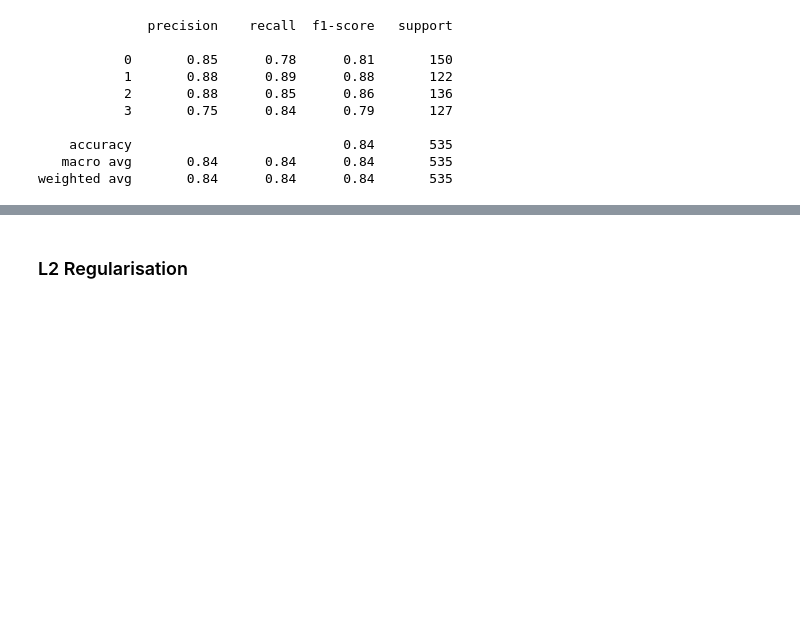
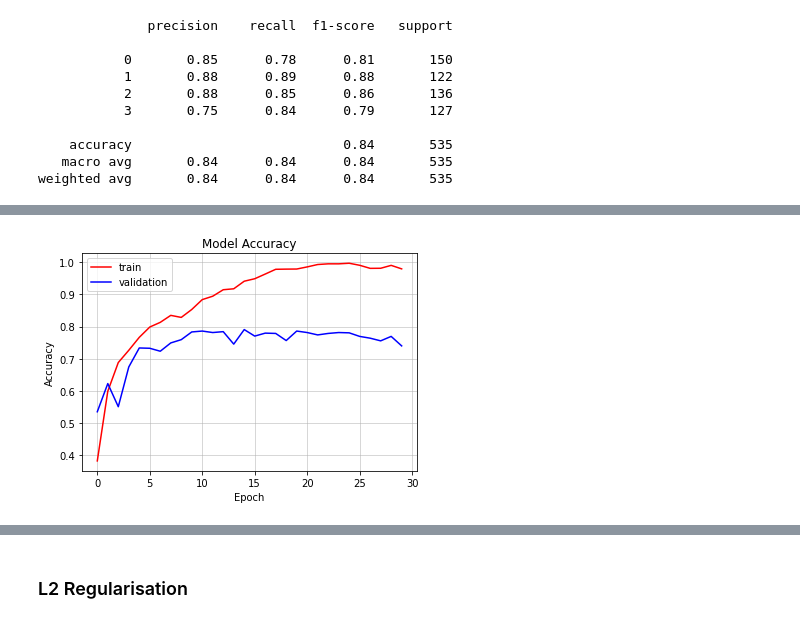
Before and after one commit to sur-sakthy/computer-vision, a Jupyter notebook: Assignment_1.ipynb, the cells around one changed output, grey strips where cells are left out. Drawn from its saved outputs; the diff is of its cells as text; code cells hidden in the pictures; blank space fills up the shorter version.

```diff
--- a/Assignment_1.ipynb
+++ b/Assignment_1.ipynb
@@ -631,0 +670,3 @@ weighted avg       0.84      0.84      0.84       535
+# %%
+dataaug_model = build_model()
+dataaug_model.summary()
@@ -631,0 +691,7 @@ weighted avg       0.84      0.84      0.84       535
+# %%
+dataaug_history = dataaug_model.fit(
+    train_aug_ds,
+    epochs=30,
+    verbose=1,
+    validation_data=val_ds
+)
@@ -631,0 +716,4 @@ weighted avg       0.84      0.84      0.84       535
+# %%
+plot(dataaug_history.history['categorical_accuracy'], dataaug_history.history['val_categorical_accuracy'], 'Accuracy', 'Model Accuracy')
+# %% [output]
+[figure, added]
```
Also changed, not shown: parts of 20 cells of this notebook.
